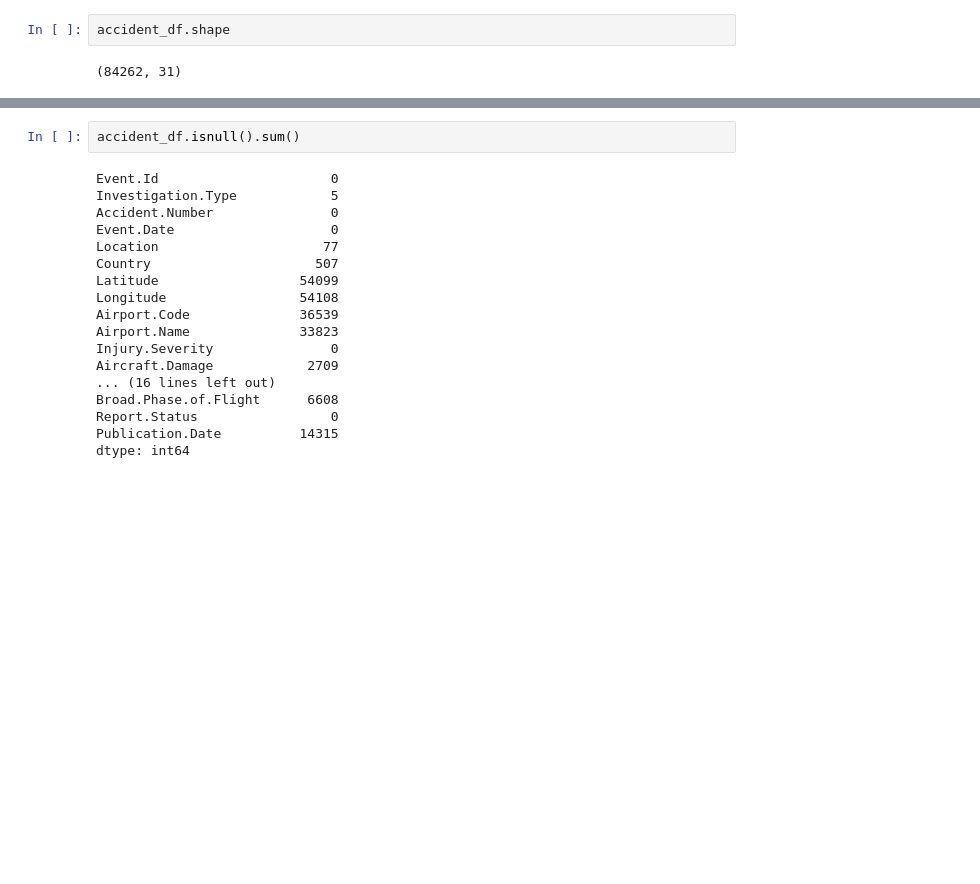
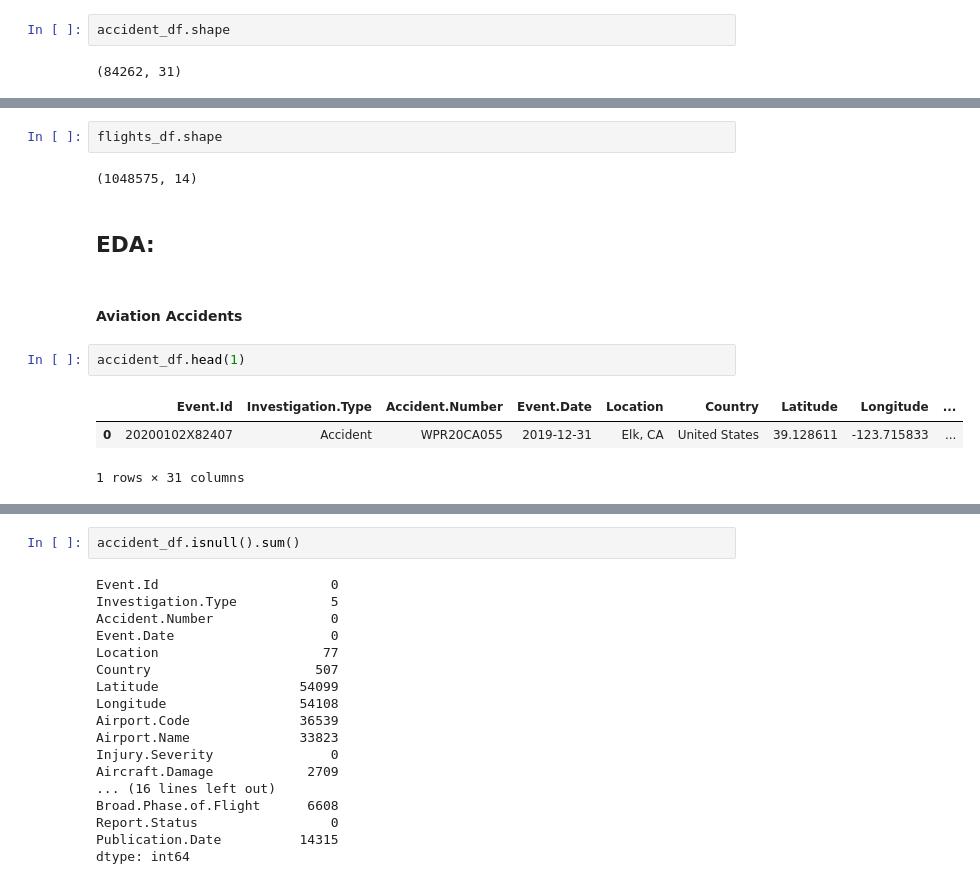
Before and after one commit to tfio17/flight-incident-prediction, a Jupyter notebook: Aviation Accident Prediction.ipynb, the cells around one changed output, grey strips where cells are left out. Drawn from its saved outputs; the diff is of its cells as text; blank space fills up the shorter version.

```diff
--- a/Aviation Accident Prediction.ipynb
+++ b/Aviation Accident Prediction.ipynb
@@ -50,0 +107,14 @@ accident_df.shape
+# %%
+flights_df.shape
+# %% [output]
+(1048575, 14)
+# %% [markdown]
+## EDA:
+# %% [markdown]
+#### Aviation Accidents
+# %%
+accident_df.head(1)
+# %% [output]
+|  | Event.Id | Investigation.Type | Accident.Number | Event.Date | Location | Country | Latitude | Longitude | ... |
+| 0 | 20200102X82407 | Accident | WPR20CA055 | 2019-12-31 | Elk, CA | United States | 39.128611 | -123.715833 | ... |
+1 rows × 31 columns
```
Also changed, not shown: parts of 62 cells of this notebook.
